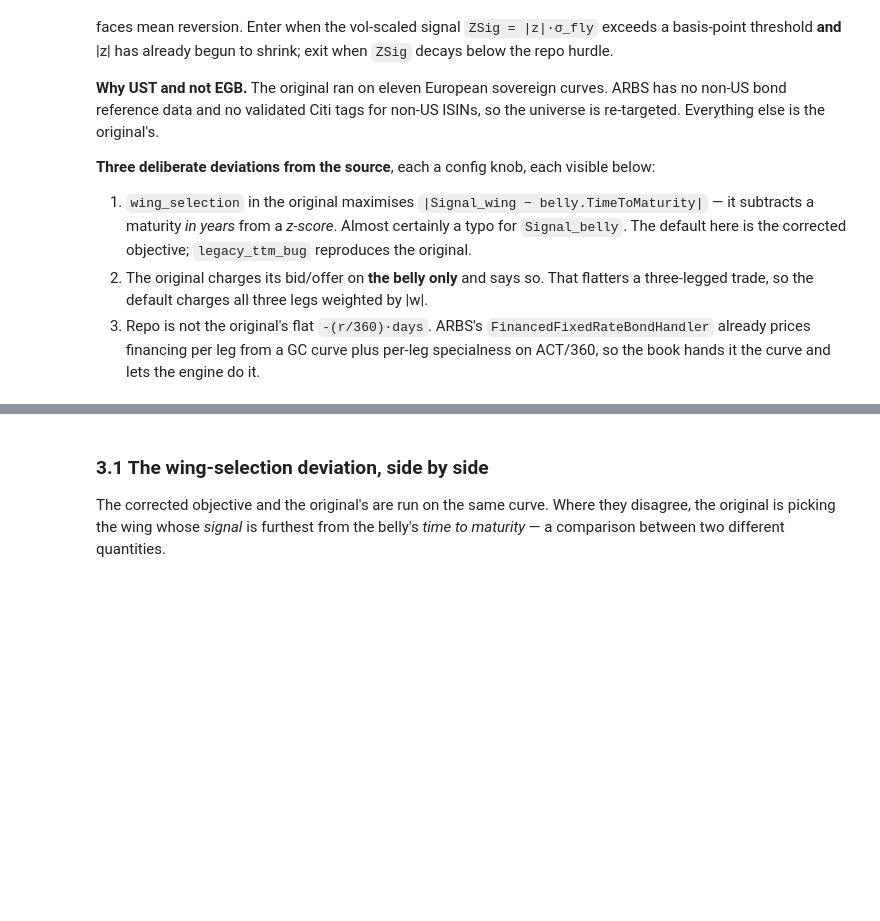
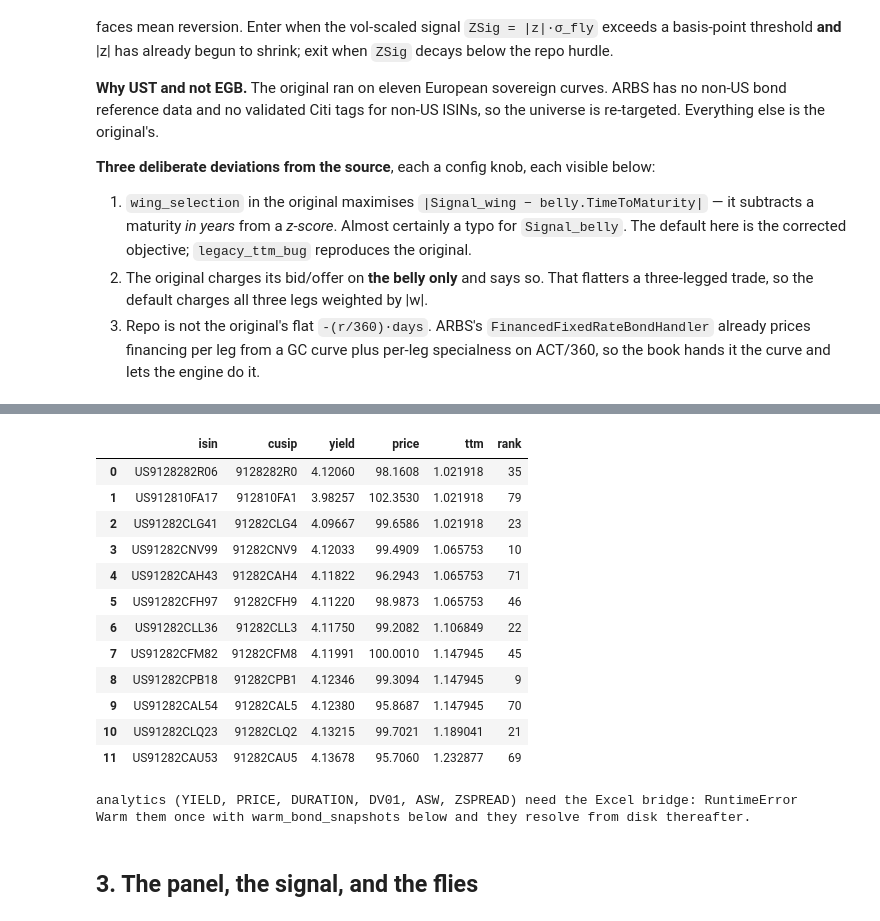
Before and after one commit to yieldcurvemonkey/ARBS, a Jupyter notebook: notebooks/rv/gss_fly_rv.ipynb, the cells around one changed output, grey strips where cells are left out. Saved outputs shown, nothing was run; the diff lists cells and outputs as text; code cells hidden in the pictures; blank space fills up the shorter version.

```diff
--- a/notebooks/rv/gss_fly_rv.ipynb
+++ b/notebooks/rv/gss_fly_rv.ipynb
@@ -209,13 +272,31 @@ except Exception as exc:
 # %%
-from pathlib import Path
+from BT.gss_fly import fetch_curveset_snapshot, warm_bond_snapshots, BOND_SNAPSHOT_VALUES
 
-PANEL_CACHE = Path("../data/gss_fly/panel_2024_2026")   # built once, reused thereafter
-start, end = datetime.date(2024, 9, 2), as_of
-days = [d.date() for d in pd.bdate_range(start, end)]
+snap_when = pd.Timestamp(f"{as_of} 15:00:00")
 
-panel = build_curve_panel(days, usts_mdp, cache_path=PANEL_CACHE)
-print(panel.summary())
+# The cached values, so this resolves offline like section 1 did.
+snap = fetch_curveset_snapshot(
+    snap_when,
+    reference=ref_df.head(60),
+    values=("YIELD", "PRICE"),
+    max_staleness=datetime.timedelta(days=1),
+    strict=True,
+)
+print(f"offline: resolved {len(snap)} bonds at {snap['snap_stamp'].iloc[0]} (requested {snap_when})")
+display(snap[["isin", "cusip", "yield", "price", "ttm", "rank"]].head(12))
 
-sig = build_bond_signals(panel.s2c, cfg.signal)
-print(f"signal: {sig['signal'].shape[1]} bonds x {sig['signal'].shape[0]} dates, "
-      f"{int(sig['signal'].notna().sum().sum()):,} observations")
+# The full value set, which normally needs the bridge. Reported rather than raised — its absence is
+# a statement about this machine, not about the code.
+try:
+    rich = fetch_curveset_snapshot(
+        snap_when, reference=ref_df.head(60), values=BOND_SNAPSHOT_VALUES,
+        max_staleness=datetime.timedelta(days=1), strict=True,
+    )
+    print(f"\nwith analytics: {len(rich)} bonds, columns {sorted(rich.columns)}")
+except Exception as exc:
+    print(f"\nanalytics ({', '.join(BOND_SNAPSHOT_VALUES)}) need the Excel bridge: {type(exc).__name__}")
+    print("Warm them once with warm_bond_snapshots below and they resolve from disk thereafter.")
+
+# Cache warm — pull the history once so later snapshots resolve from disk rather than the wire.
+# warm_bond_snapshots(ref_df["cusip"].tolist(), start="2024-01-01", end=str(as_of))
+# %% [output]
@@ -221,0 +304,15 @@ print(f"signal: {sig['signal'].shape[1]} bonds x {sig['signal'].shape[0]} dates,
+|  | isin | cusip | yield | price | ttm | rank |
+| 0 | US9128282R06 | 9128282R0 | 4.12060 | 98.1608 | 1.021918 | 35 |
+| 1 | US912810FA17 | 912810FA1 | 3.98257 | 102.3530 | 1.021918 | 79 |
+| 2 | US91282CLG41 | 91282CLG4 | 4.09667 | 99.6586 | 1.021918 | 23 |
+| 3 | US91282CNV99 | 91282CNV9 | 4.12033 | 99.4909 | 1.065753 | 10 |
+| 4 | US91282CAH43 | 91282CAH4 | 4.11822 | 96.2943 | 1.065753 | 71 |
+| 5 | US91282CFH97 | 91282CFH9 | 4.11220 | 98.9873 | 1.065753 | 46 |
+| 6 | US91282CLL36 | 91282CLL3 | 4.11750 | 99.2082 | 1.106849 | 22 |
+| 7 | US91282CFM82 | 91282CFM8 | 4.11991 | 100.0010 | 1.147945 | 45 |
+| 8 | US91282CPB18 | 91282CPB1 | 4.12346 | 99.3094 | 1.147945 | 9 |
+| 9 | US91282CAL54 | 91282CAL5 | 4.12380 | 95.8687 | 1.147945 | 70 |
+| 10 | US91282CLQ23 | 91282CLQ2 | 4.13215 | 99.7021 | 1.189041 | 21 |
+| 11 | US91282CAU53 | 91282CAU5 | 4.13678 | 95.7060 | 1.232877 | 69 |
+analytics (YIELD, PRICE, DURATION, DV01, ASW, ZSPREAD) need the Excel bridge: RuntimeError
+Warm them once with warm_bond_snapshots below and they resolve from disk thereafter.
@@ -241,6 +319,2 @@ print(f"\nentry gate: ZSig > {cfg.backtest.entry_zsig_bp:g}bp AND d|z| < 0  "
-# %% [markdown]
-### 3.1 The wing-selection deviation, side by side
-
-The corrected objective and the original's are run on the same curve. Where they disagree, the
-original is picking the wing whose *signal* is furthest from the belly's *time to maturity* — a
-comparison between two different quantities.
+# %% [markdown]
+## 3. The panel, the signal, and the flies
```
Also changed, not shown: parts of 27 cells of this notebook, 1 other file.
